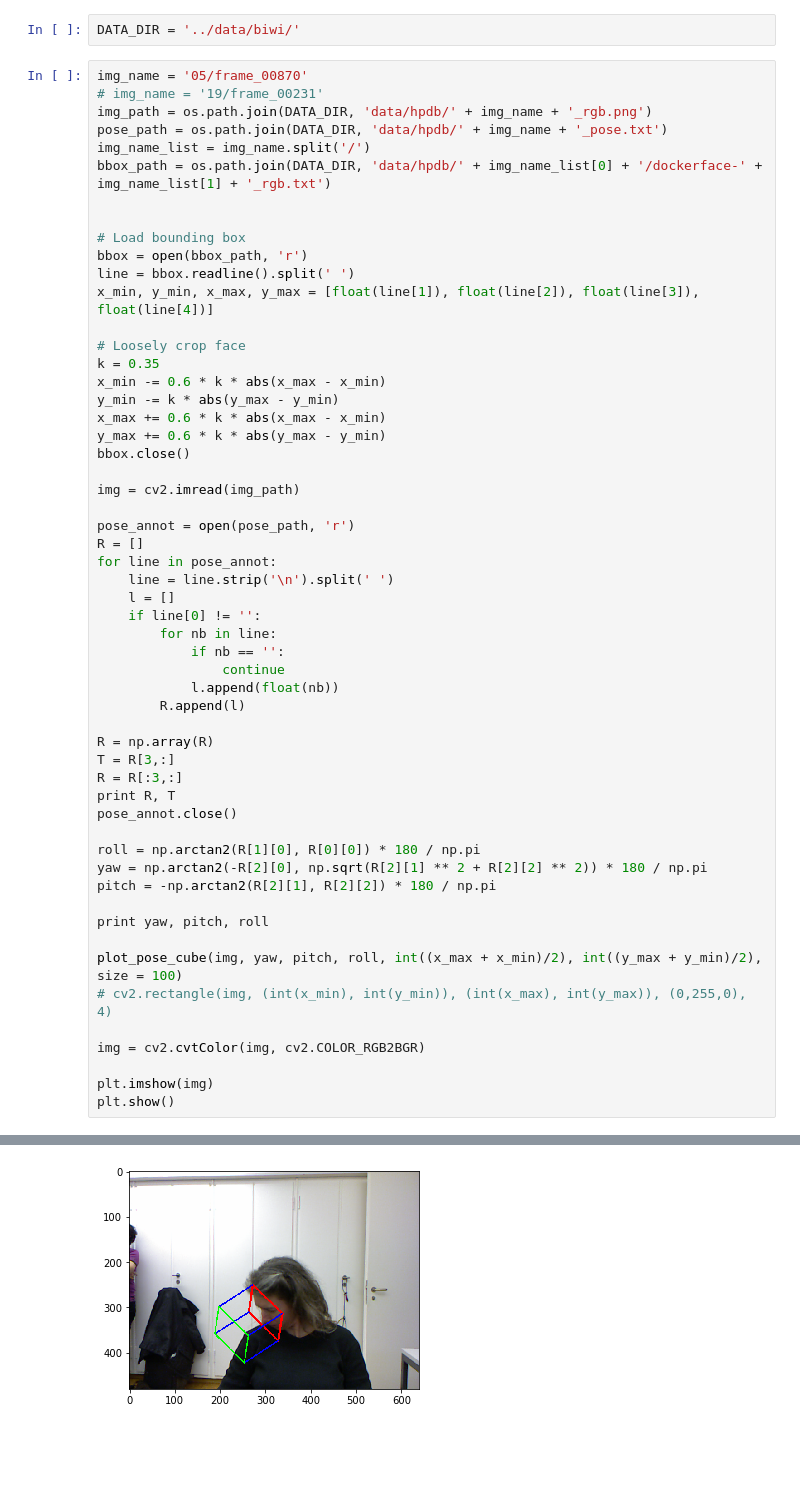
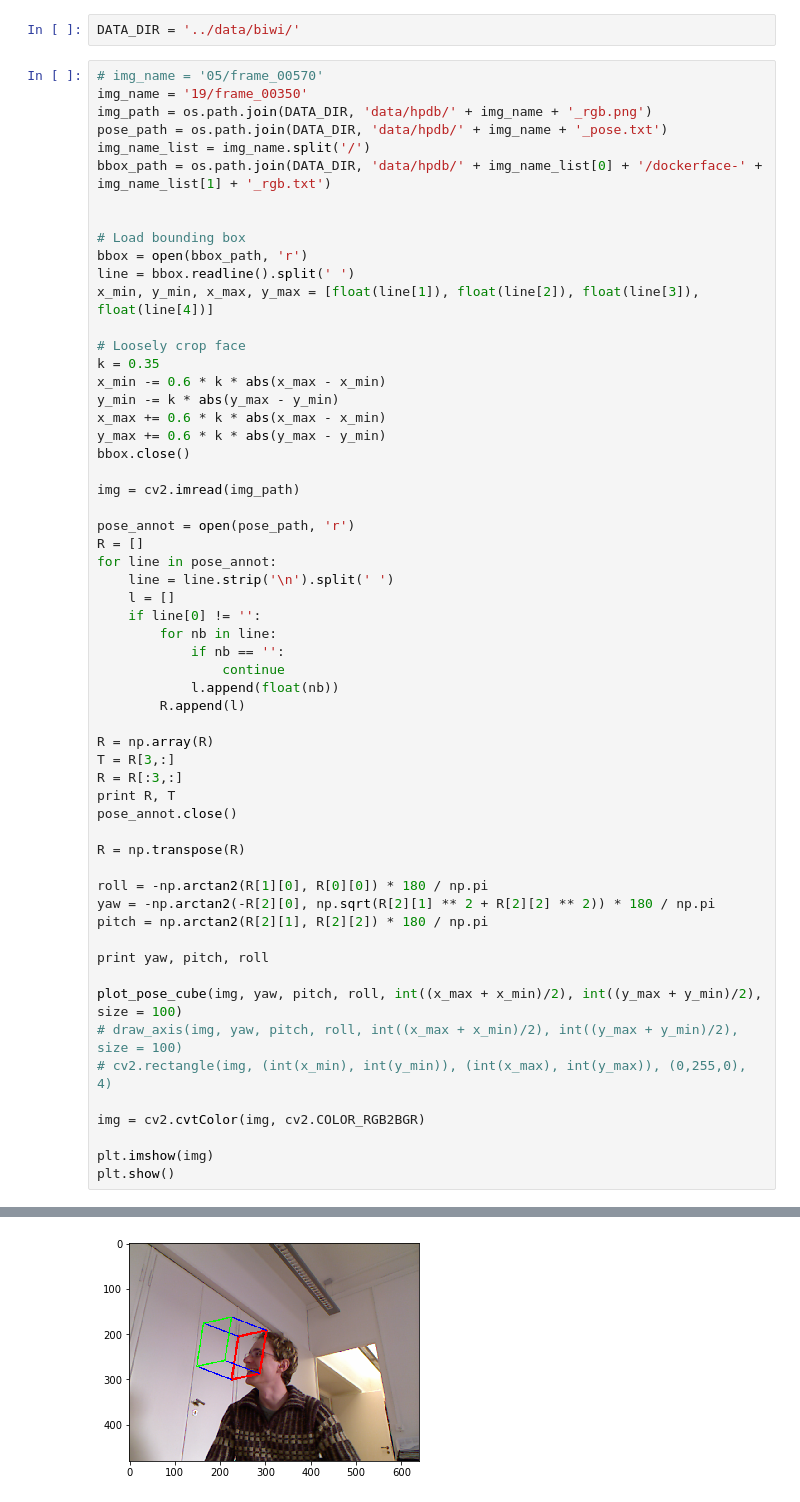
Before and after one commit to natanielruiz/deep-head-pose, a Jupyter notebook: practice/BIWI.ipynb, the cells around one changed output, grey strips where cells are left out. Drawn from its saved outputs; the diff is of its cells as text; blank space fills up the shorter version.

```diff
--- a/practice/BIWI.ipynb
+++ b/practice/BIWI.ipynb
@@ -54,8 +87,8 @@ def plot_pose_cube(img, yaw, pitch, roll, tdx=None, tdy=None, size=150.):
 # %%
 DATA_DIR = '../data/biwi/'
 # %%
-img_name = '05/frame_00870'
-# img_name = '19/frame_00231'
+# img_name = '05/frame_00570'
+img_name = '19/frame_00350'
 img_path = os.path.join(DATA_DIR, 'data/hpdb/' + img_name + '_rgb.png')
 pose_path = os.path.join(DATA_DIR, 'data/hpdb/' + img_name + '_pose.txt')
 img_name_list = img_name.split('/')
@@ -95,13 +128,16 @@ R = R[:3,:]
 print R, T
 pose_annot.close()
 
-roll = np.arctan2(R[1][0], R[0][0]) * 180 / np.pi
-yaw = np.arctan2(-R[2][0], np.sqrt(R[2][1] ** 2 + R[2][2] ** 2)) * 180 / np.pi
-pitch = -np.arctan2(R[2][1], R[2][2]) * 180 / np.pi
+R = np.transpose(R)
+
+roll = -np.arctan2(R[1][0], R[0][0]) * 180 / np.pi
+yaw = -np.arctan2(-R[2][0], np.sqrt(R[2][1] ** 2 + R[2][2] ** 2)) * 180 / np.pi
+pitch = np.arctan2(R[2][1], R[2][2]) * 180 / np.pi
 
 print yaw, pitch, roll
 
 plot_pose_cube(img, yaw, pitch, roll, int((x_max + x_min)/2), int((y_max + y_min)/2), size = 100)
+# draw_axis(img, yaw, pitch, roll, int((x_max + x_min)/2), int((y_max + y_min)/2), size = 100)
 # cv2.rectangle(img, (int(x_min), int(y_min)), (int(x_max), int(y_max)), (0,255,0), 4)
 
 img = cv2.cvtColor(img, cv2.COLOR_RGB2BGR)
@@ -116,3 +152,3 @@ plt.show()
-[figure, old version]
+[figure, new version]
 # %%
 import glob
```
Also changed, not shown: parts of 3 cells of this notebook, 3 other files.
